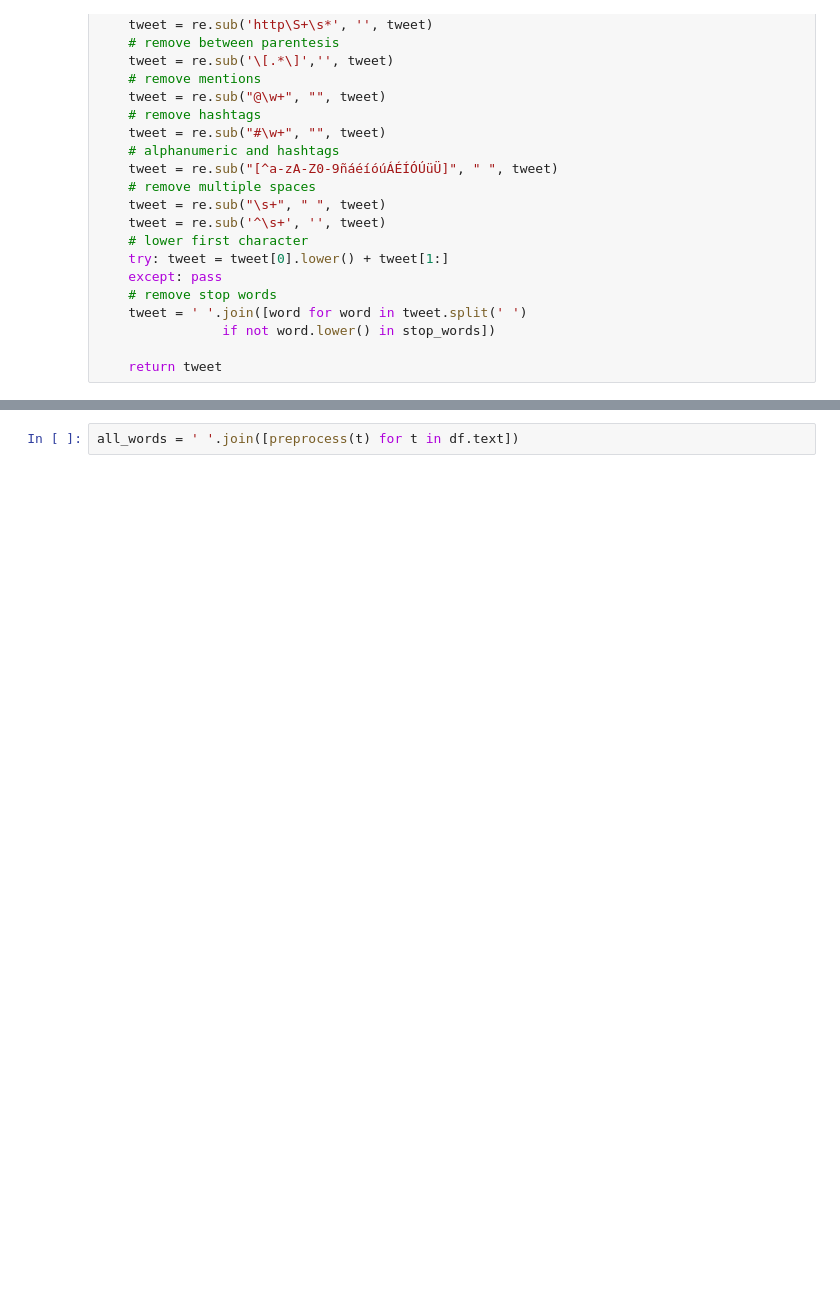
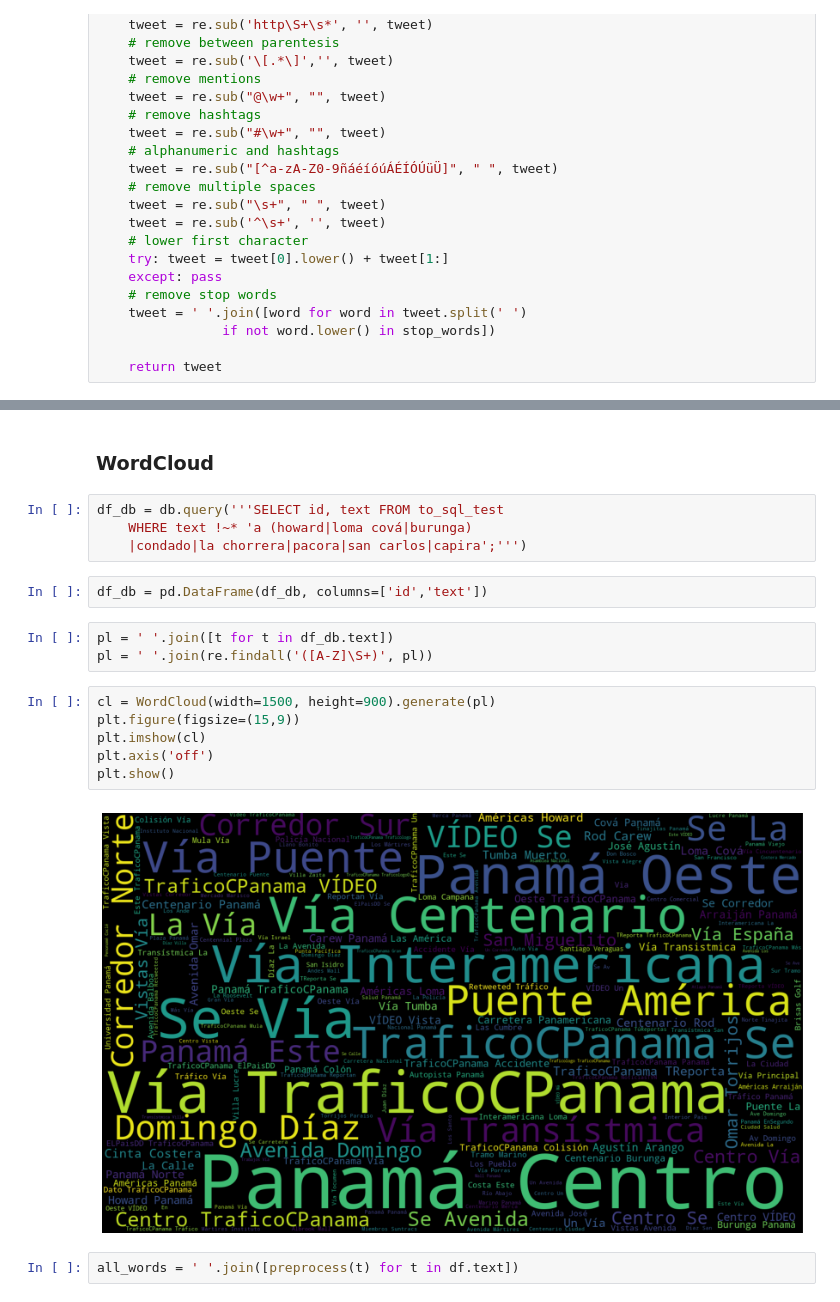
Before and after one commit to Liu-Lc/TwitterTraffic-Pty, a Jupyter notebook: data_clean.ipynb, the cells around one changed output, grey strips where cells are left out. Drawn from its saved outputs; the diff is of its cells as text; blank space fills up the shorter version.

```diff
--- a/data_clean.ipynb
+++ b/data_clean.ipynb
@@ -46,2 +61,21 @@ def preprocess(tweet):
+# %% [markdown]
+### WordCloud
+# %%
+df_db = db.query('''SELECT id, text FROM to_sql_test
+	WHERE text !~* 'a (howard|loma cová|burunga)
+    |condado|la chorrera|pacora|san carlos|capira';''')
+# %%
+df_db = pd.DataFrame(df_db, columns=['id','text'])
+# %%
+pl = ' '.join([t for t in df_db.text])
+pl = ' '.join(re.findall('([A-Z]\S+)', pl))
+# %%
+cl = WordCloud(width=1500, height=900).generate(pl)
+plt.figure(figsize=(15,9))
+plt.imshow(cl)
+plt.axis('off')
+plt.show()
+# %% [output]
+[figure, added]
 # %%
 all_words = ' '.join([preprocess(t) for t in df.text])
```
Also changed, not shown: parts of 26 cells of this notebook.
